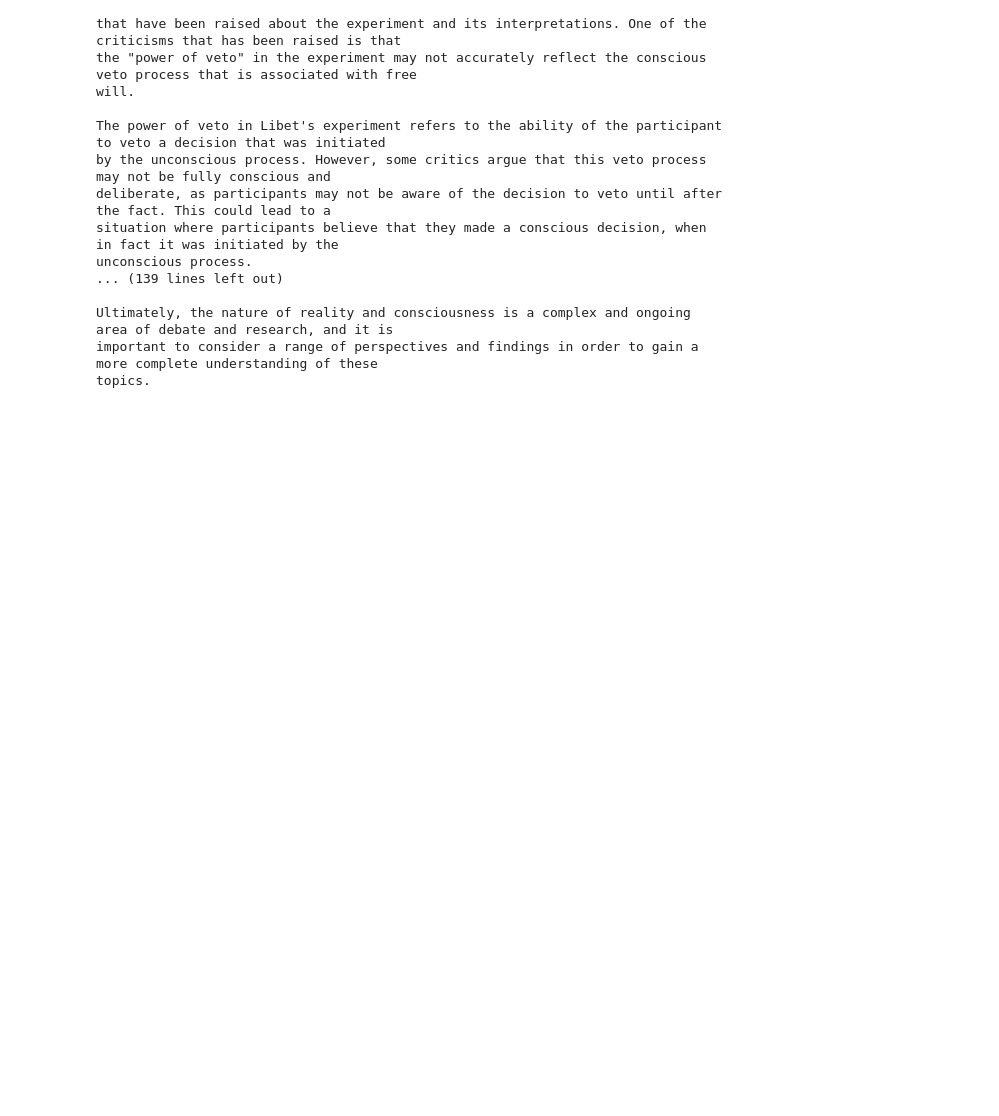
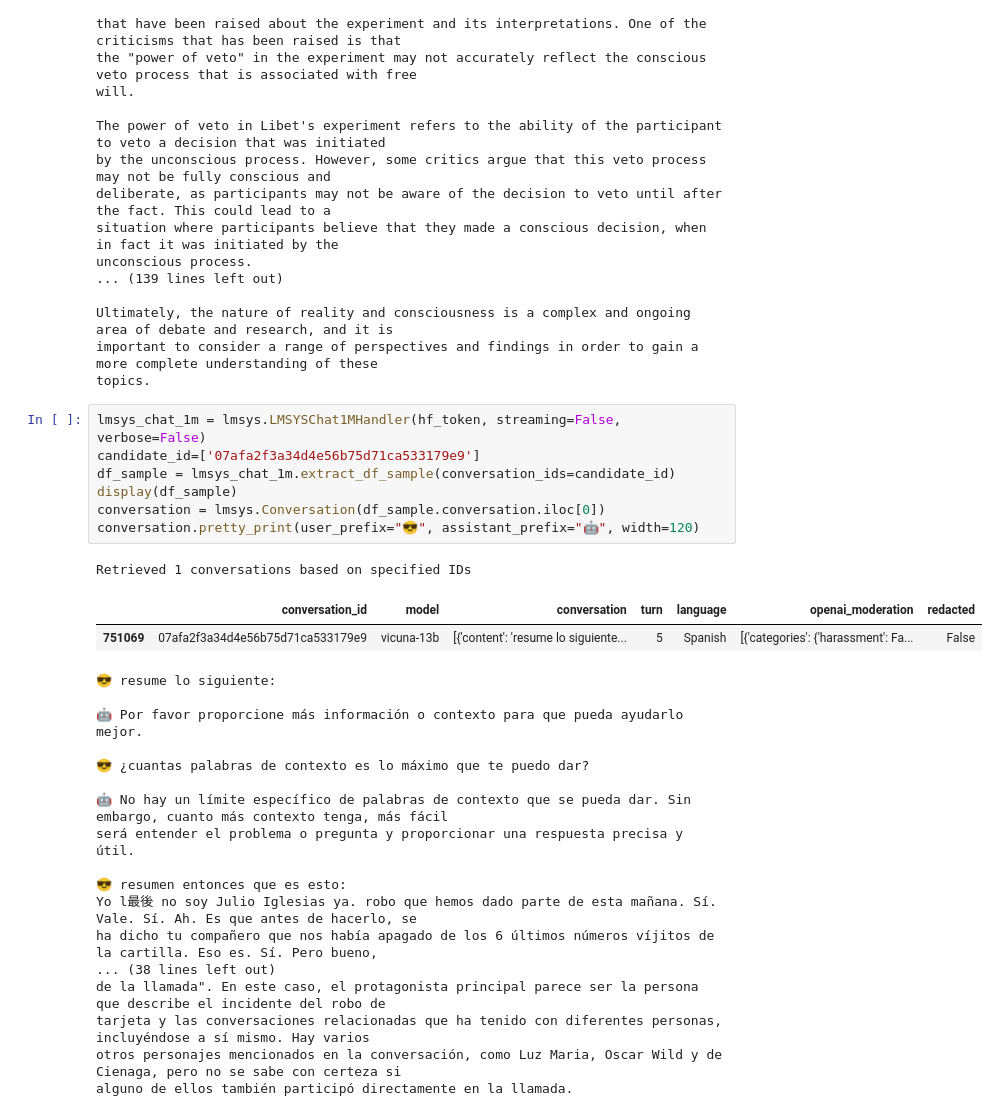
Before and after one commit to reddgr/chatbot-response-scoring-scbn-rqtl, a Jupyter notebook: lmsys-chatbot-arena-hall-of-fame.ipynb, the cells around one changed output. Drawn from its saved outputs; the diff is of its cells as text; blank space fills up the shorter version.

```diff
--- a/lmsys-chatbot-arena-hall-of-fame.ipynb
+++ b/lmsys-chatbot-arena-hall-of-fame.ipynb
@@ -426,3 +428,31 @@ unconscious process.
 Ultimately, the nature of reality and consciousness is a complex and ongoing area of debate and research, and it is
 important to consider a range of perspectives and findings in order to gain a more complete understanding of these
 topics.
+# %%
+lmsys_chat_1m = lmsys.LMSYSChat1MHandler(hf_token, streaming=False, verbose=False)
+candidate_id=['07afa2f3a34d4e56b75d71ca533179e9']
+df_sample = lmsys_chat_1m.extract_df_sample(conversation_ids=candidate_id)
+display(df_sample)
+conversation = lmsys.Conversation(df_sample.conversation.iloc[0])
+conversation.pretty_print(user_prefix="😎", assistant_prefix="🤖", width=120)
+# %% [output]
+Retrieved 1 conversations based on specified IDs
+|  | conversation_id | model | conversation | turn | language | openai_moderation | redacted |
+| 751069 | 07afa2f3a34d4e56b75d71ca533179e9 | vicuna-13b | [{'content': 'resume lo siguiente... | 5 | Spanish | [{'categories': {'harassment': Fa... | False |
+😎 resume lo siguiente:
+
+🤖 Por favor proporcione más información o contexto para que pueda ayudarlo mejor.
+
+😎 ¿cuantas palabras de contexto es lo máximo que te puedo dar?
+
+🤖 No hay un límite específico de palabras de contexto que se pueda dar. Sin embargo, cuanto más contexto tenga, más fácil
+será entender el problema o pregunta y proporcionar una respuesta precisa y útil.
+
+😎 resumen entonces que es esto:
+Yo l最後 no soy Julio Iglesias ya. robo que hemos dado parte de esta mañana. Sí. Vale. Sí. Ah. Es que antes de hacerlo, se
+ha dicho tu compañero que nos había apagado de los 6 últimos números víjitos de la cartilla. Eso es. Sí. Pero bueno,
+... (38 lines left out)
+de la llamada". En este caso, el protagonista principal parece ser la persona que describe el incidente del robo de
+tarjeta y las conversaciones relacionadas que ha tenido con diferentes personas, incluyéndose a sí mismo. Hay varios
+otros personajes mencionados en la conversación, como Luz Maria, Oscar Wild y de Cienaga, pero no se sabe con certeza si
+alguno de ellos también participó directamente en la llamada.
```
Also changed, not shown: parts of 1 cell of this notebook.
